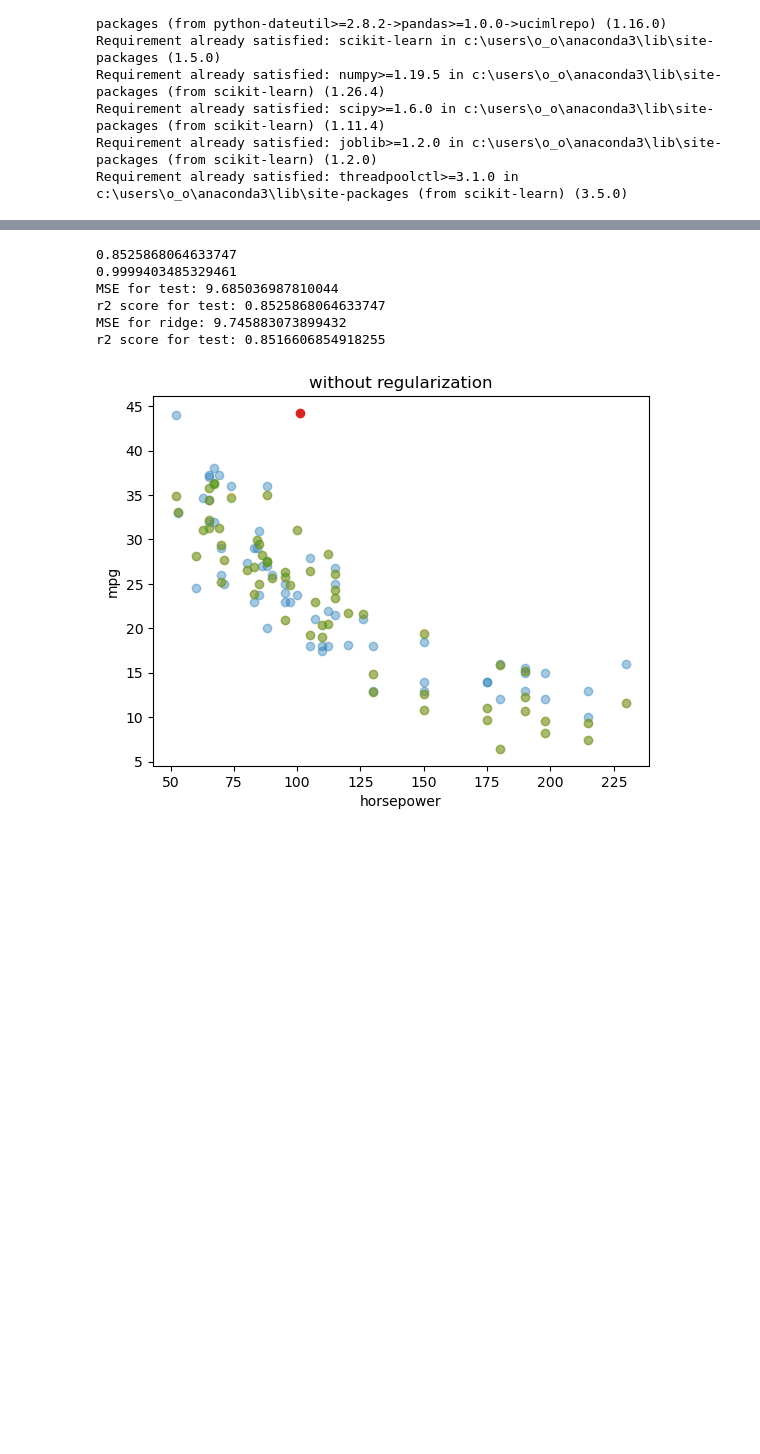
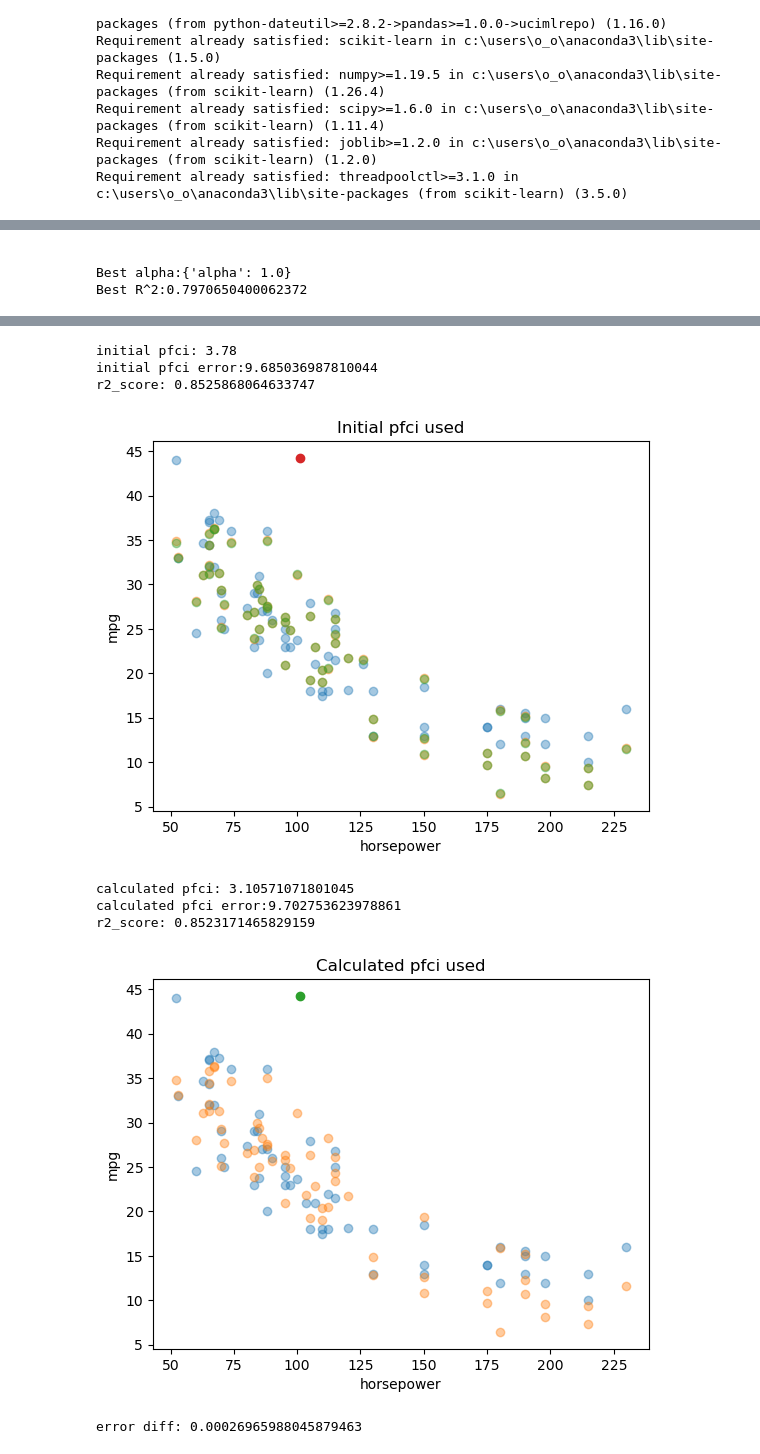
Before and after one commit to Mussorable/auto_mpg_regression, a Jupyter notebook: main.ipynb, the cells around one changed output, grey strips where cells are left out. Drawn from its saved outputs; the diff is of its cells as text; code cells hidden in the pictures; blank space fills up the shorter version.

Commit message:
make calculate pfci compare outputs

```diff
--- a/main.ipynb
+++ b/main.ipynb
@@ -34,5 +36,6 @@ y = auto_mpg.data.targets
 # %%
 df_features = pd.DataFrame(X, columns=auto_mpg.data.feature_names)
+df_features_new_pfci = pd.DataFrame(X, columns=auto_mpg.data.feature_names)
 
 # initial power factor per cubic inch
 pfci = 3.78
@@ -43,14 +59,28 @@ df_features['horsepower'] = df_features['horsepower'].fillna((df_features['displ
 x_train, x_temp, y_train, y_temp = train_test_split(df_features, y, test_size = 0.3, random_state=42)
 x_val, x_test, y_val, y_test = train_test_split(x_temp, y_temp, test_size = 0.5, random_state=42)
 
+x_train_new_pfci, x_temp_new_pfci, y_train_new_pfci, y_temp_new_pfci = train_test_split(df_features_new_pfci, y, test_size = 0.3, random_state=42)
+x_val_new_pfci, x_test_new_pfci, y_val_new_pfci, y_test_new_pfci = train_test_split(x_temp_new_pfci, y_temp_new_pfci, test_size = 0.5, random_state=42)
+
 scaler = StandardScaler()
+scaler_new_pfci = StandardScaler()
 
 x_train_scaled = scaler.fit_transform(x_train)
 x_val_scaled = scaler.transform(x_val)
 x_test_scaled = scaler.transform(x_test)
+
+x_train_scaled_new_pfci = scaler_new_pfci.fit_transform(x_train_new_pfci)
+x_val_scaled_new_pfci = scaler_new_pfci.transform(x_val_new_pfci)
+x_test_scaled_new_pfci = scaler_new_pfci.transform(x_test_new_pfci)
 # %%
 model = LinearRegression()
 model.fit(x_train_scaled, y_train)
 
+model_new_pfci = LinearRegression()
+model_new_pfci.fit(x_train_scaled_new_pfci, y_train_new_pfci)
+
 y_val_predict = model.predict(x_val_scaled)
 y_test_predict = model.predict(x_test_scaled)
+
+y_val_predict_new_pfci = model_new_pfci.predict(x_val_scaled_new_pfci)
+y_test_predict_new_pfci = model_new_pfci.predict(x_test_scaled_new_pfci)
@@ -61,5 +89,7 @@ y_test_predict = model.predict(x_test_scaled)
 # %%
 x_my_data = np.array([[396.0, 4, 101, 2866, 12.3, 99, 2]])
 x_my_data_scaled = scaler.transform(x_my_data)
+x_my_data_new_pfci_scaled = scaler_new_pfci.transform(x_my_data)
 
 y_my_data = model.predict(x_my_data_scaled)
+y_my_data_new_pfci = model_new_pfci.predict(x_my_data_new_pfci_scaled)
@@ -81,0 +98,2 @@ Best R^2:0.7970650400062372
+# %% [markdown]
+<!-- Make regularization to prevent overfitting from high-weighted values -->
@@ -82,30 +105,55 @@ Best R^2:0.7970650400062372
+# %%
+# trying to find the best possible value of alpha for Ridge regularization
+alphas = np.logspace(-3, 3, 7)
+grid_search = GridSearchCV(estimator=ridge_reg, param_grid={'alpha': alphas}, scoring='r2', cv=4)
+grid_search.fit(x_train_scaled, y_train)
+
+print(f'Best alpha:{grid_search.best_params_}')
+print(f'Best R^2:{grid_search.best_score_}')
+# %% [output]
+Best alpha:{'alpha': 1.0}
+Best R^2:0.7970650400062372
 # %% [markdown]
 <!-- Predicted data score using data without regularization / using iniatial value of pfci -->
-# %%
-print(model.score(x_test_scaled, y_test))
-print(model.score(x_test_scaled, y_ridge_predict))
-
-print(f'MSE for test: {mean_squared_error(y_test, y_test_predict)}')
-print(f'r2 score for test: {r2_score(y_test, y_test_predict)}')
-
-print(f'MSE for ridge: {mean_squared_error(y_test, y_ridge_predict)}')
-print(f'r2 score for test: {r2_score(y_test, y_ridge_predict)}')
-# %% [output]
-0.8525868064633747
-0.9999403485329461
-MSE for test: 9.685036987810044
-r2 score for test: 0.8525868064633747
-MSE for ridge: 9.745883073899432
-r2 score for test: 0.8516606854918255
 # %%
+#initial pfci plot
+print(f'initial pfci: {pfci}')
+print(f'initial pfci error:{mean_squared_error(y_test, y_test_predict)}')
+print(f'r2_score: {r2_score(y_test, y_test_predict)}')
+
 plt.scatter(x_test['horsepower'], y_test, alpha=0.4)
+
 plt.scatter(x_test['horsepower'], y_test_predict, alpha=0.4)
 plt.scatter(x_test['horsepower'], y_ridge_predict, alpha=0.4)
 plt.scatter(x_my_data[0][2], y_my_data, alpha=1)
 
 plt.xlabel('horsepower')
 plt.ylabel('mpg')
-plt.title('without regularization')
+plt.title('Initial pfci used')
 plt.show()
+
+# calc pfci plot
+print(f'calculated pfci: {pfci_new}')
+print(f'calculated pfci error:{mean_squared_error(y_test_new_pfci, y_test_predict_new_pfci)}')
+print(f'r2_score: {r2_score(y_test_new_pfci, y_test_predict_new_pfci)}')
+
+plt.scatter(x_test_new_pfci['horsepower'], y_test_new_pfci, alpha=0.4)
+plt.scatter(x_test_new_pfci['horsepower'], y_test_predict_new_pfci, alpha=0.4)
+plt.scatter(x_my_data[0][2], y_my_data_new_pfci, alpha=1)
+
+plt.xlabel('horsepower')
+plt.ylabel('mpg')
+plt.title('Calculated pfci used')
+plt.show()
+
+print(f'error diff: {(r2_score(y_test, y_test_predict)) - (r2_score(y_test_new_pfci, y_test_predict_new_pfci))}')
 # %% [output]
+initial pfci: 3.78
+initial pfci error:9.685036987810044
+r2_score: 0.8525868064633747
-[figure, old version]
+[figure, new version]
+calculated pfci: 3.10571071801045
+calculated pfci error:9.702753623978861
+r2_score: 0.8523171465829159
+[figure, added]
+error diff: 0.00026965988045879463
```
Also changed, not shown: parts of 12 cells of this notebook.
